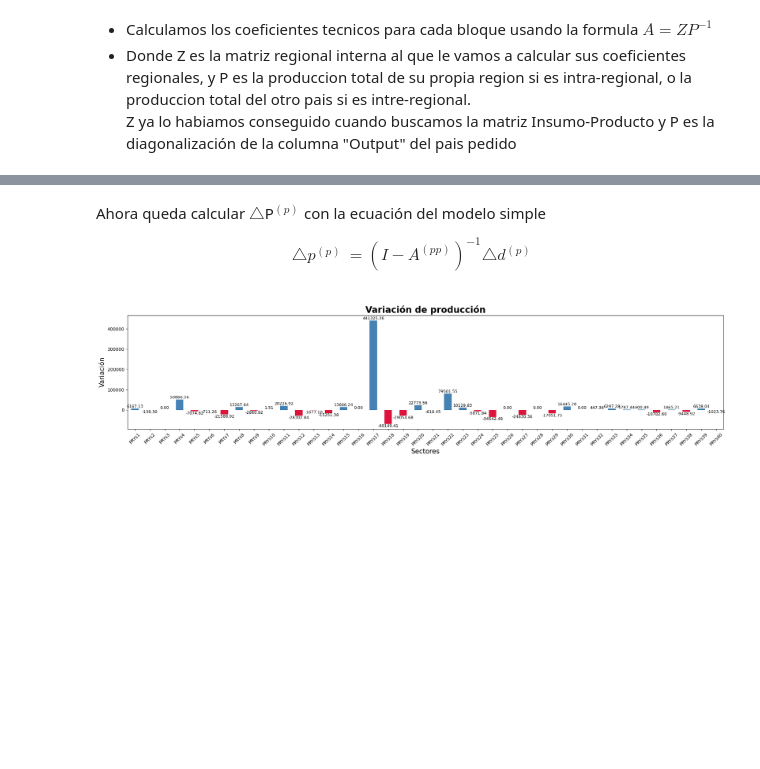
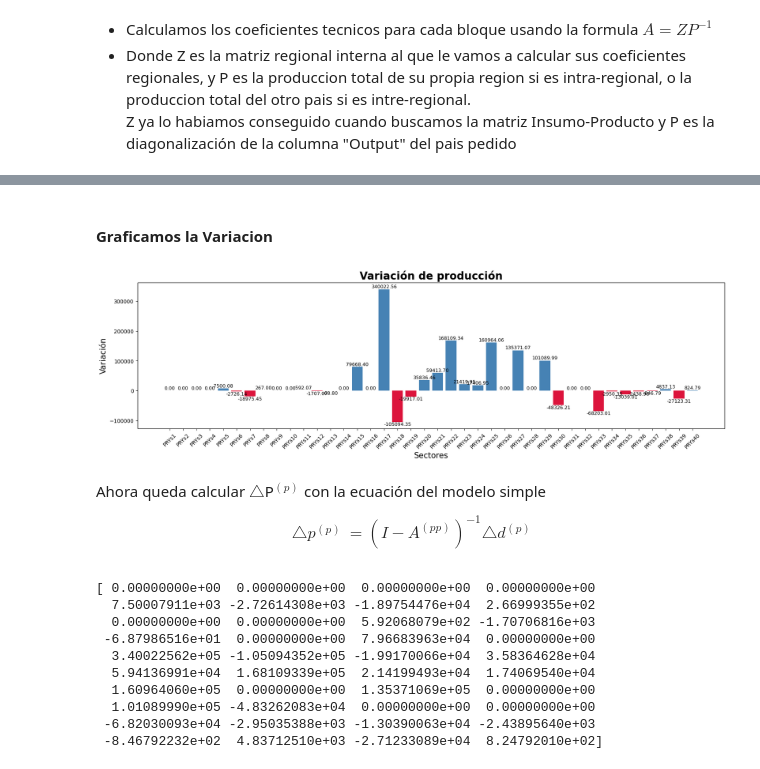
Before and after one commit to Nicowkra/ALC_TP1, a Jupyter notebook: grupo_gr05_TP1.ipynb, the cells around one changed output, grey strips where cells are left out. Cells and saved outputs as stored; diff of their text form; code cells hidden in the pictures; blank space fills up the shorter version.

```diff
--- a/grupo_gr05_TP1.ipynb
+++ b/grupo_gr05_TP1.ipynb
@@ -418,3 +545,15 @@ $$
 # %%
-f.shock()
+P1 = np.concatenate((Pry_out,Nic_out), axis=None )#Vector P
+Id = np.identity(A.shape[0])
+res = Id - A
+D1 = res @ P1
+
+D2 = D1.copy()
+D2[4] = D2[4]*0.9
+D2[5] = D2[5]*1.033
+D2[6] = D2[6]*1.033
+D2[7] = D2[7]*1.033
+Delta_Demanda = D1 - D2 # Diferencia en la demanda
+Delta_Demanda = np.split(Delta_Demanda,2)[0] #Agarro solo la Demanda de PRY
+print(Delta_Demanda)
 # %% [output]
@@ -421,0 +577,10 @@ f.shock()
+# %%
+#Calculo Delta_P con Delta_Demanda con la ecuacion de variacion de produccion considerando las relaciones inter-regionales
+Id = np.identity(Pry_int.shape[0])
+Id_p = Id - Pry_int
+Id_n = Id - Nic_int
+Id_n_inv = f.inversa(Id_n)
+res = Id_p - (Pry_ext @ Id_n_inv @ Nic_ext)
+res_inv = f.inversa(res)
+Delta_Prod = res_inv @ Delta_Demanda
+print(Delta_Prod)
@@ -422,3 +598,28 @@ f.shock()
+# %% [markdown]
+#### Graficamos la Variacion
+# %%
+plt.figure(figsize=(20,5))
+
+plt.bar(range(len(Delta_Prod)),Delta_Prod,
+color=np.where(Delta_Prod < 0, 'crimson', 'steelblue') #Color dependiendo de si es positivo o negativo
+)
+
+plt.xticks(range(len(Pry_col)),Pry_col,rotation=45)
+
+plt.title('Variación de producción', fontsize=20, fontweight='bold')
+
+# Agrego los valores encima de cada barra
+for idx, value in enumerate(Delta_Prod):
+    plt.text(idx, value + (0.01 if value >= 0 else -0.05),
+             f'{value:.2f}', ha='center', va='bottom' if value >= 0 else 'top', fontsize=9)
+
+# Mejoro el estilo de los ejes
+plt.xlabel('Sectores', fontsize=15)
+plt.ylabel('Variación', fontsize=15)
+
+plt.show()
+# %% [output]
+[figure, added]
 # %% [markdown]
 Ahora queda calcular $\triangle$P$^{(p)}$ con la ecuación del modelo simple
 $$
@@ -427,6 +628,19 @@ $$
 \end{aligned}
 $$
 # %%
-f.regionSimple()
+Id = np.identity(Pry_int.shape[0])
+Id_p = Id - Pry_int
+Id_p_inv = f.inversa(Id_p)
+Delta_Prod_Simple = Id_p_inv @ Delta_Demanda
+print(Delta_Prod_Simple)
 # %% [output]
-[figure, removed]
+[ 0.00000000e+00  0.00000000e+00  0.00000000e+00  0.00000000e+00
+  7.50007911e+03 -2.72614308e+03 -1.89754476e+04  2.66999355e+02
+  0.00000000e+00  0.00000000e+00  5.92068079e+02 -1.70706816e+03
+ -6.87986516e+01  0.00000000e+00  7.96683963e+04  0.00000000e+00
+  3.40022562e+05 -1.05094352e+05 -1.99170066e+04  3.58364628e+04
+  5.94136991e+04  1.68109339e+05  2.14199493e+04  1.74069540e+04
+  1.60964060e+05  0.00000000e+00  1.35371069e+05  0.00000000e+00
+  1.01089990e+05 -4.83262083e+04  0.00000000e+00  0.00000000e+00
+ -6.82030093e+04 -2.95035388e+03 -1.30390063e+04 -2.43895640e+03
+ -8.46792232e+02  4.83712510e+03 -2.71233089e+04  8.24792010e+02]
```
Also changed, not shown: parts of 20 cells of this notebook, 2 other files.
